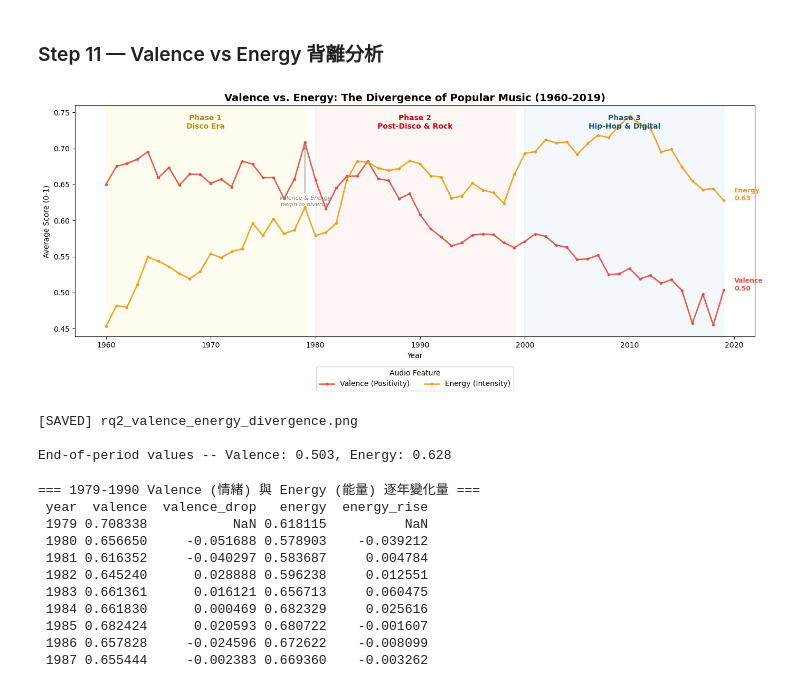
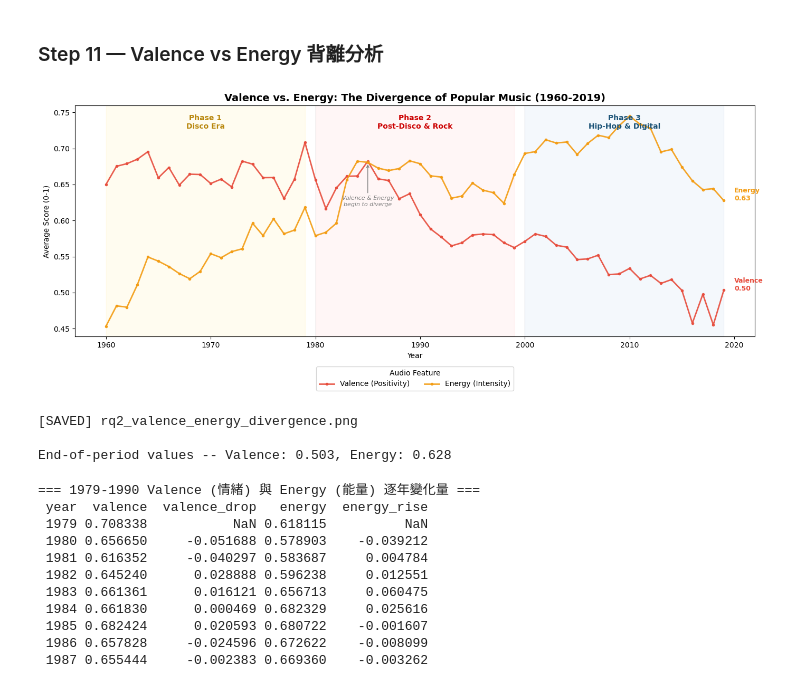
Before and after one commit to Vivian-be-nerd/FuWei-Portfolio, a Jupyter notebook: data-analysis-projects/music-analysis/Python/05_EDA_auto.ipynb, the cells around one changed output. Saved outputs shown, nothing was run; the diff lists cells and outputs as text; code cells hidden in the pictures.

```diff
--- a/data-analysis-projects/music-analysis/Python/05_EDA_auto.ipynb
+++ b/data-analysis-projects/music-analysis/Python/05_EDA_auto.ipynb
@@ -269,36 +269,37 @@ print('[SAVED] rq2_valence_trend.png')
 # %%
 fig, ax = plt.subplots(figsize=(14, 6))
 add_phase_backgrounds(ax, label_y=0.90, alpha=0.06)
 
 ax.plot(features_yearly['year'], features_yearly['valence'], color='#E74C3C', linewidth=2,
         marker='o', markersize=3, alpha=0.9, label='Valence (Positivity)')
 ax.plot(features_yearly['year'], features_yearly['energy'], color='#F39C12', linewidth=2,
         marker='o', markersize=3, alpha=0.9, label='Energy (Intensity)')
 
-# 1979 is Valence's global peak across the whole 1960-2019 series (0.708) --
-# after this, Valence trends down long-run while Energy keeps climbing.
-# (Earlier draft anchored this at the permanent-crossover year 1986 instead;
-# Vivian pointed out the peak itself reads as the true "begin to diverge" moment.)
-ax.annotate('Valence & Energy\nbegin to diverge', xy=(1979, 0.705), xytext=(1979, 0.62),
+# 1985 is Valence's local peak *within Phase 2* (0.682) -- the global peak is actually
+# 1979, but that year still sits inside Phase 1's shading, not Phase 2. From 1985
+# onward Valence enters a long, uninterrupted decline while Energy keeps climbing.
+# (Two earlier drafts anchored this at 1993, then at the permanent-crossover year
+# 1986, then at the global peak 1979 -- see Step 13 for the full correction story.)
+ax.annotate('Valence & Energy\nbegin to diverge', xy=(1985, 0.68), xytext=(1985, 0.62),
             fontsize=8, color='gray', style='italic', ha='center',
             arrowprops=dict(arrowstyle='->', color='gray'))
 
 end_valence = features_yearly.loc[features_yearly['year']==2019, 'valence'].values[0]
 end_energy = features_yearly.loc[features_yearly['year']==2019, 'energy'].values[0]
 ax.text(2020, end_valence, f'Valence\n{end_valence:.2f}', fontsize=9, color='#E74C3C', fontweight='bold')
 ax.text(2020, end_energy, f'Energy\n{end_energy:.2f}', fontsize=9, color='#F39C12', fontweight='bold')
 
 ax.set_title('Valence vs. Energy: The Divergence of Popular Music (1960-2019)', fontsize=14, fontweight='bold')
 ax.set_xlabel('Year')
 ax.set_ylabel('Average Score (0-1)')
 ax.legend(title='Audio Feature', loc='lower center', bbox_to_anchor=(0.5, -0.25), ncol=2)
 plt.tight_layout()
 plt.savefig('../Data/rq2_valence_energy_divergence.png', dpi=120)
 plt.show()
 print('[SAVED] rq2_valence_energy_divergence.png')
 print(f"\nEnd-of-period values -- Valence: {end_valence:.3f}, Energy: {end_energy:.3f}")
 # %% [output]
-[figure, old version]
+[figure, new version]
 [SAVED] rq2_valence_energy_divergence.png
 
 End-of-period values -- Valence: 0.503, Energy: 0.628
```
Also changed, not shown: parts of 3 cells of this notebook, 2 other files.
